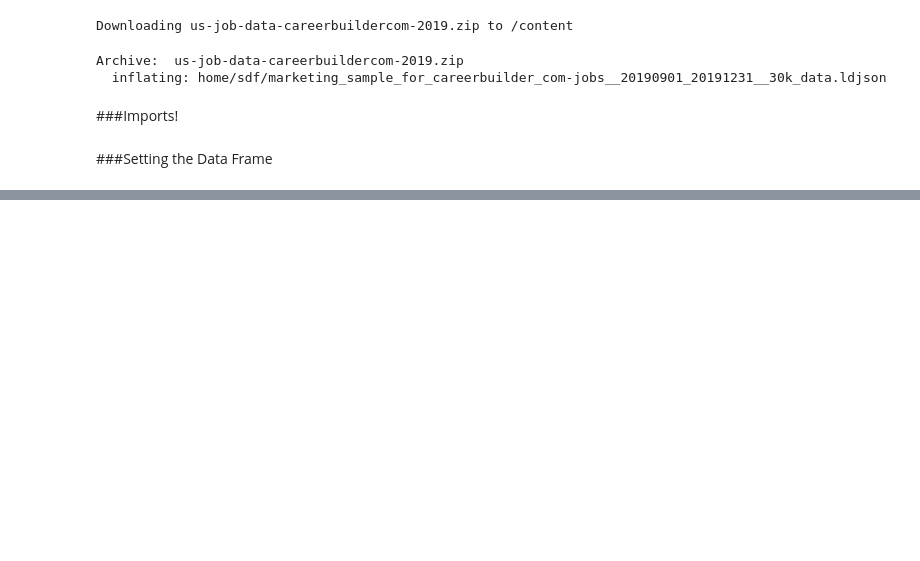
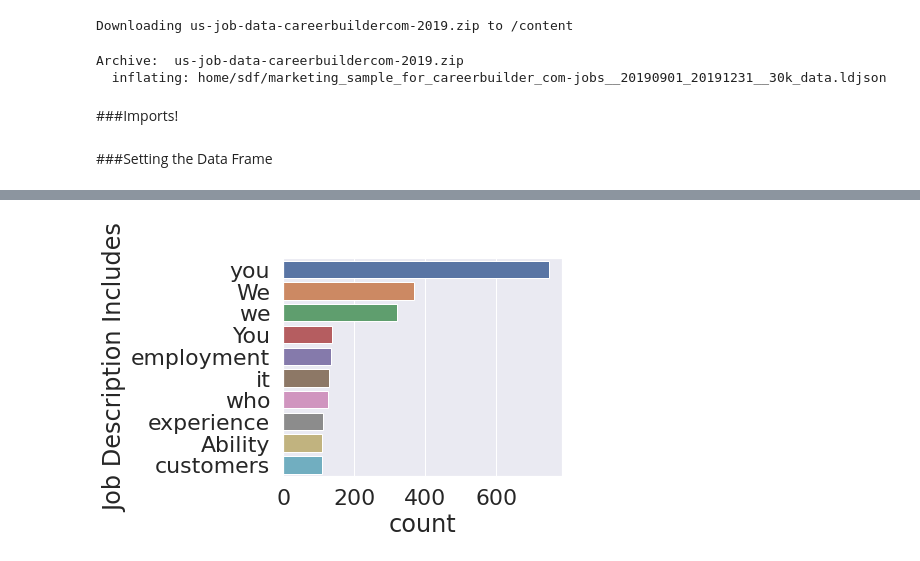
Before and after one commit to RicStrong/JobPostingAnalysis, a Jupyter notebook: JobPostingsAnalysis.ipynb, the cells around one changed output, grey strips where cells are left out. Saved outputs shown, nothing was run; the diff lists cells and outputs as text; code cells hidden in the pictures; blank space fills up the shorter version.

```diff
--- a/JobPostingsAnalysis.ipynb
+++ b/JobPostingsAnalysis.ipynb
@@ -82,0 +145,7 @@ dtype: float64
+# %%
+nlp = spacy.load('en_core_web_sm')
+
+def explain_text_entities(text):
+    doc = nlp(text)
+    for ent in doc.ents:
+        print(f'Entity: {ent}, Label: {ent.label_}, {spacy.explain(ent.label_)}')
@@ -82,0 +217,29 @@ dtype: float64
+# %%
+text = df['job_description'].str.cat(sep=' ')
+# spaCy enforces a max limit of 1000000 characters for NER and similar use cases.
+# Since `text` might be longer than that, we will slice it off here
+max_length = 1000000-1
+text = text[:max_length]
+
+# removing URLs and '&amp' substrings using regex
+import re
+url_reg  = r'[a-z]*[:.]+\S+'
+text   = re.sub(url_reg, '', text)
+noise_reg = r'\&amp'
+text   = re.sub(noise_reg, '', text)
+# %%
+doc = nlp(text)
+# %%
+items_of_interest = list(doc.noun_chunks)
+# each element in this list is spaCy's inbuilt `Span`, which is not useful for us
+items_of_interest = [str(x) for x in items_of_interest]
+# so we've converted it to string
+# %%
+df_nouns = pd.DataFrame(items_of_interest, columns=["Job Description Includes"])
+plt.figure(figsize=(5,4))
+sns.countplot(y="Job Description Includes",
+             data=df_nouns,
+             order=df_nouns["Job Description Includes"].value_counts().iloc[:10].index)
+plt.show()
+# %% [output]
+[figure, added]
```
Also changed, not shown: parts of 19 cells of this notebook.
